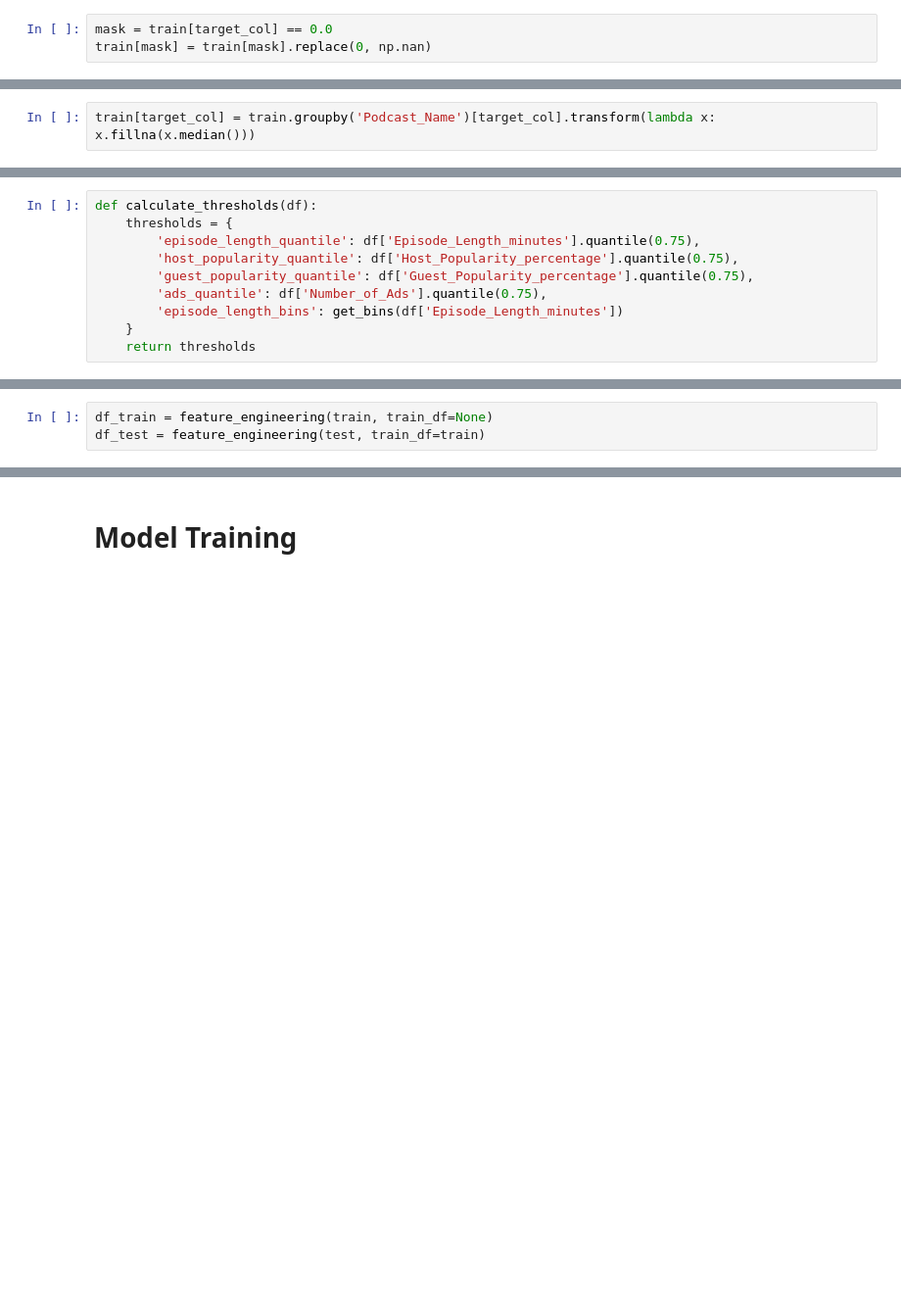
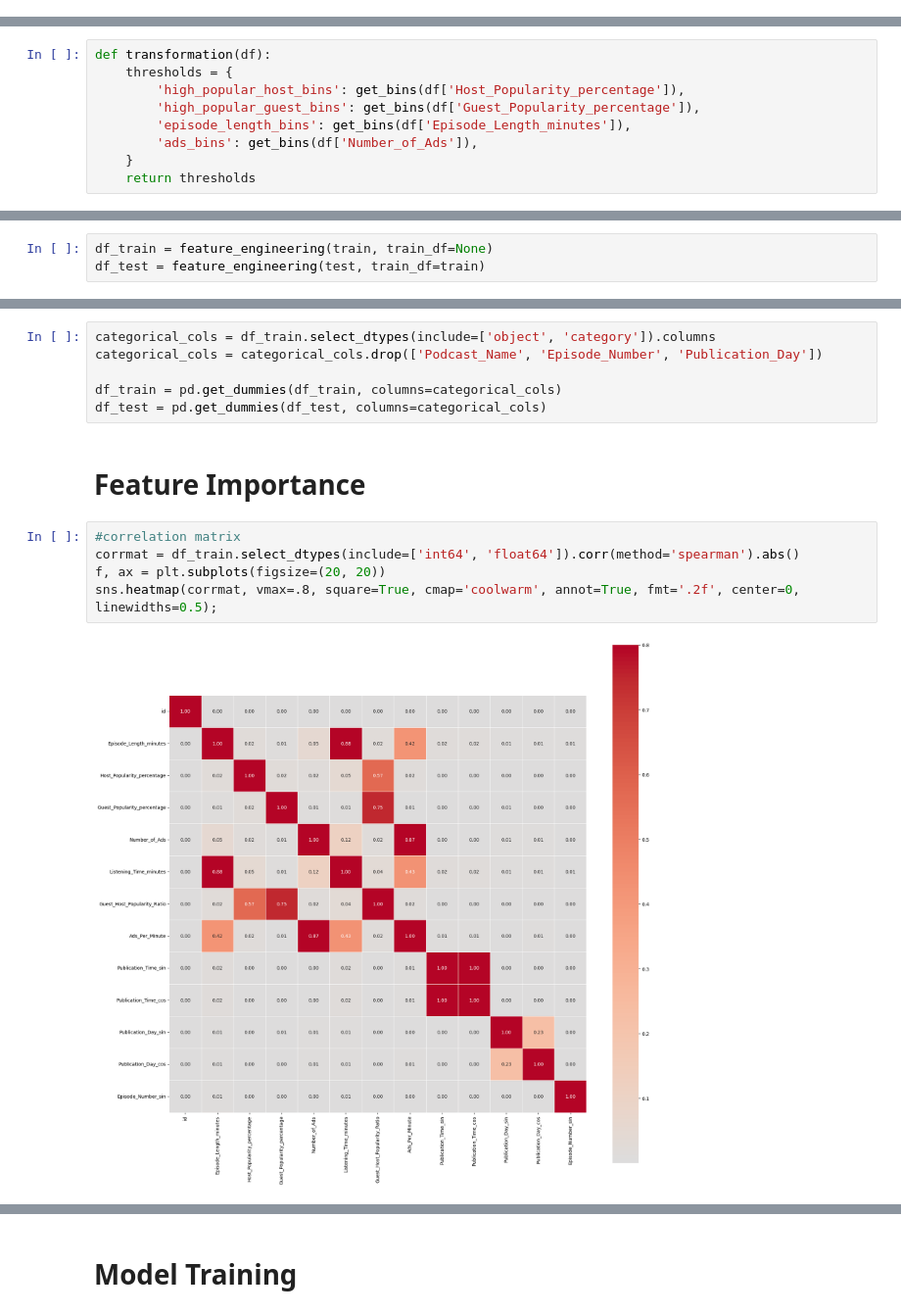
Before and after one commit to RichardMan13/podcast-listening-predictor, a Jupyter notebook: model_with_better_feature_enginearing.ipynb, the cells around one changed output, grey strips where cells are left out. Shown: that part at 98% size. Cells and saved outputs as stored; diff of their text form; blank space fills up the shorter version.

```diff
--- a/model_with_better_feature_enginearing.ipynb
+++ b/model_with_better_feature_enginearing.ipynb
@@ -23,9 +20,6 @@ sample_submission.head()
 target_col = 'Listening_Time_minutes'
 # %% [markdown]
 # Handle missing values
-# %%
-mask = train[target_col] == 0.0
-train[mask] = train[mask].replace(0, np.nan)
 # %%
 # Check for missing values
 print("\nMissing values in training set:")
@@ -79,8 +56,6 @@ for df in [train, test]:
         if col in ['Podcast_Name', 'Episode_Title']:
             continue
         df[col] = df.groupby('Podcast_Name')[col].transform(lambda x: x.fillna(x.mode()[0]))
-# %%
-train[target_col] = train.groupby('Podcast_Name')[target_col].transform(lambda x: x.fillna(x.median()))
 # %%
 # Check for missing values
 print("\nMissing values in training set:")
@@ -151,10 +125,9 @@ def get_bins(data):
 # %%
-def calculate_thresholds(df):
+def transformation(df):
     thresholds = {
-        'episode_length_quantile': df['Episode_Length_minutes'].quantile(0.75),
-        'host_popularity_quantile': df['Host_Popularity_percentage'].quantile(0.75),
-        'guest_popularity_quantile': df['Guest_Popularity_percentage'].quantile(0.75),
-        'ads_quantile': df['Number_of_Ads'].quantile(0.75),
-        'episode_length_bins': get_bins(df['Episode_Length_minutes'])
+        'high_popular_host_bins': get_bins(df['Host_Popularity_percentage']),
+        'high_popular_guest_bins': get_bins(df['Guest_Popularity_percentage']),
+        'episode_length_bins': get_bins(df['Episode_Length_minutes']),
+        'ads_bins': get_bins(df['Number_of_Ads']),
     }
     return thresholds
@@ -217,0 +210,15 @@ df_test.select_dtypes(include=['object', 'category', 'string']).columns, df_trai
+# %%
+categorical_cols = df_train.select_dtypes(include=['object', 'category']).columns
+categorical_cols = categorical_cols.drop(['Podcast_Name', 'Episode_Number', 'Publication_Day'])
+
+df_train = pd.get_dummies(df_train, columns=categorical_cols)
+df_test = pd.get_dummies(df_test, columns=categorical_cols)
+# %% [markdown]
+# Feature Importance
+# %%
+#correlation matrix
+corrmat = df_train.select_dtypes(include=['int64', 'float64']).corr(method='spearman').abs()
+f, ax = plt.subplots(figsize=(20, 20))
+sns.heatmap(corrmat, vmax=.8, square=True, cmap='coolwarm', annot=True, fmt='.2f', center=0, linewidths=0.5);
+# %% [output]
+[figure, added]
```
Also changed, not shown: parts of 69 cells of this notebook, 1 other file.
